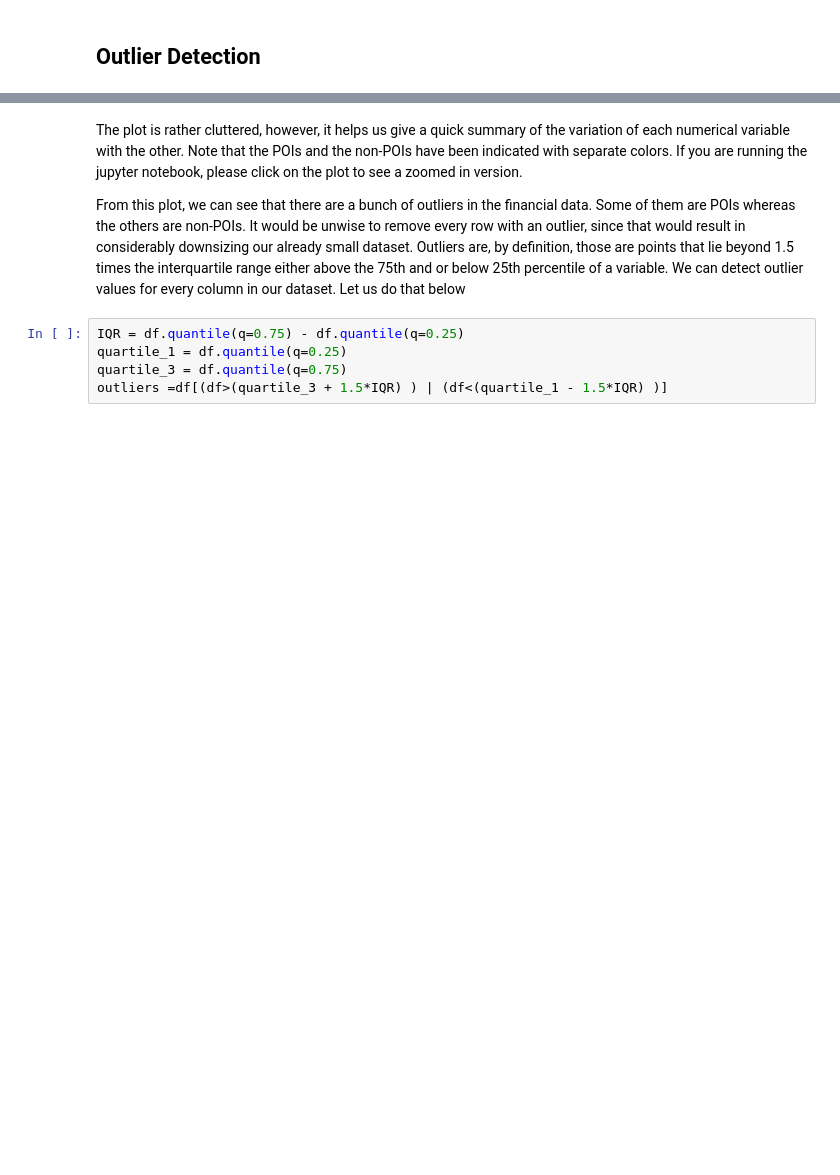
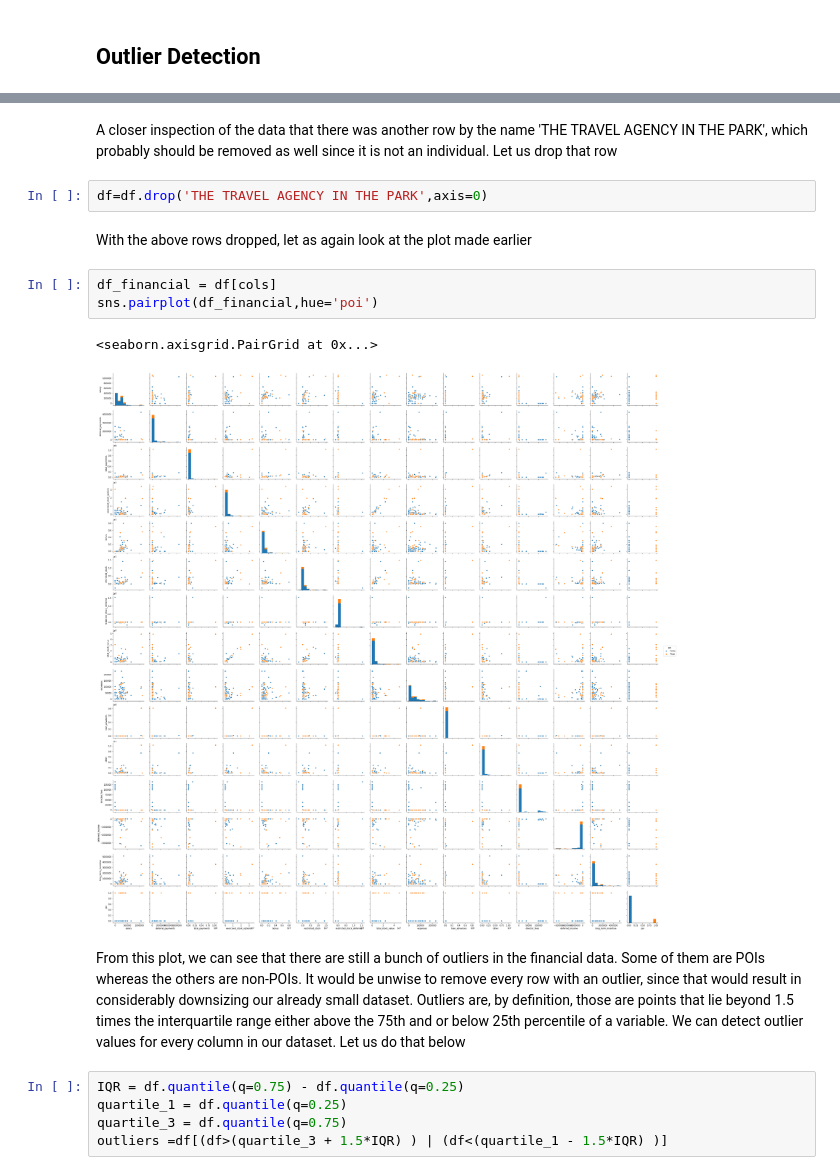
Before and after one commit to deepud90/Identificaton_of_Persons_of_Interest_from_Enron_Email_and_Financial_Data, a Jupyter notebook: Enron_POI_Detection.ipynb, the cells around one changed output, grey strips where cells are left out. Saved outputs shown, nothing was run; the diff lists cells and outputs as text; blank space fills up the shorter version.

```diff
--- a/Enron_POI_Detection.ipynb
+++ b/Enron_POI_Detection.ipynb
@@ -172,7 +246,17 @@ sns.pairplot(df_financial,hue='poi')
+# %% [markdown]
+A closer inspection of the data that there was another row by the name 'THE TRAVEL AGENCY IN THE PARK', which probably should be removed as well since it is not an individual. Let us drop that row
+# %%
+df=df.drop('THE TRAVEL AGENCY IN THE PARK',axis=0)
+# %% [markdown]
+With the above rows dropped, let as again look at the plot made earlier
+# %%
+df_financial = df[cols]
+sns.pairplot(df_financial,hue='poi')
+# %% [output]
+<seaborn.axisgrid.PairGrid at 0x...>
+[figure, added]
 # %% [markdown]
-The plot is rather cluttered, however, it helps us give a quick summary of the variation of each numerical variable with the other. Note that the POIs and the non-POIs have been indicated with separate colors. If you are running the jupyter notebook, please click on the plot to see a zoomed in version.
-
-From this plot, we can see that there are a bunch of outliers in the financial data. Some of them are POIs whereas the others are non-POIs. It would be unwise to remove every row with an outlier, since that would result in considerably downsizing our already small dataset. Outliers are, by definition, those are points that lie beyond 1.5 times the interquartile range either above the 75th and or below 25th percentile of a variable. We can detect outlier values for every column in our dataset. Let us do that below
+From this plot, we can see that there are still a bunch of outliers in the financial data. Some of them are POIs whereas the others are non-POIs. It would be unwise to remove every row with an outlier, since that would result in considerably downsizing our already small dataset. Outliers are, by definition, those are points that lie beyond 1.5 times the interquartile range either above the 75th and or below 25th percentile of a variable. We can detect outlier values for every column in our dataset. Let us do that below
 # %%
 IQR = df.quantile(q=0.75) - df.quantile(q=0.25)
 quartile_1 = df.quantile(q=0.25)
```
Also changed, not shown: parts of 40 cells of this notebook.
